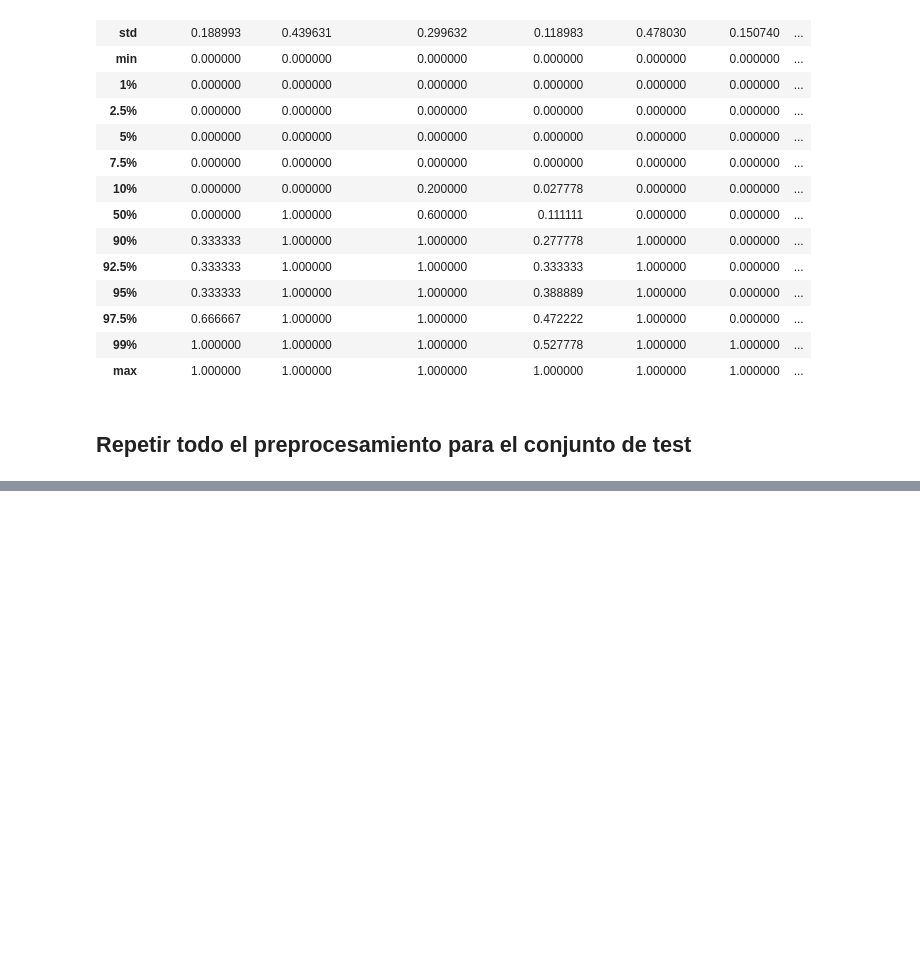
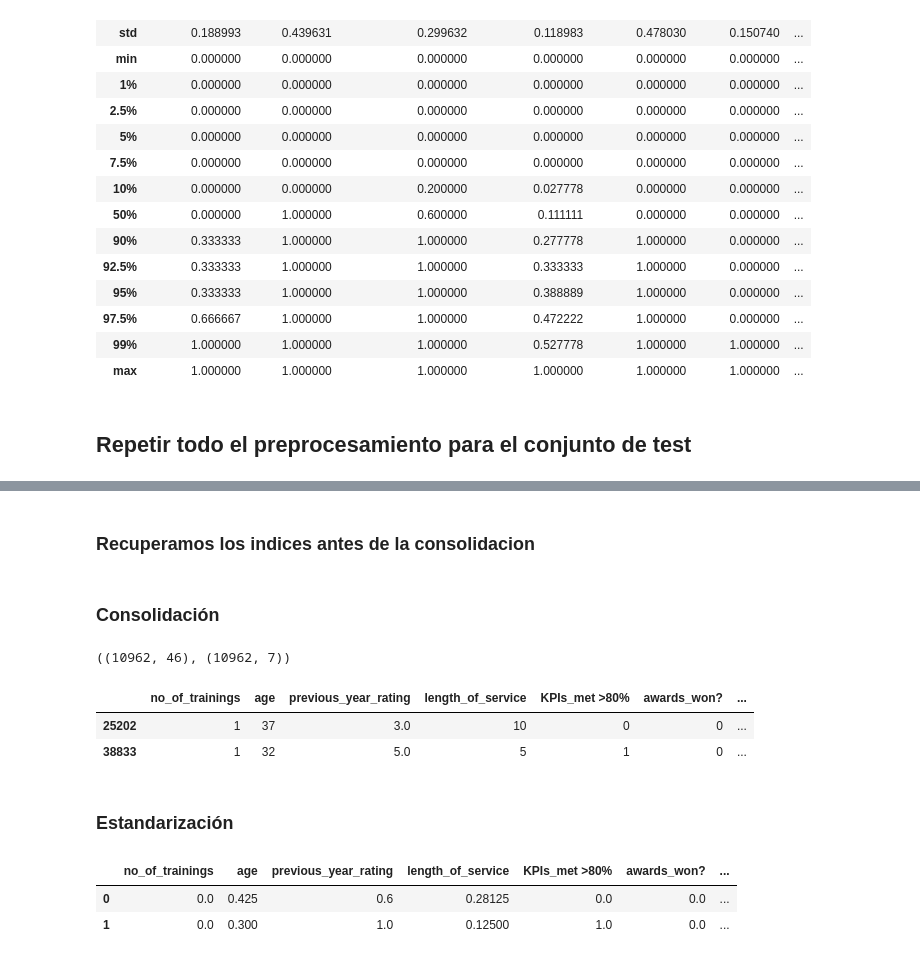
Before and after one commit to giordanap/MLA, a Jupyter notebook: Proyecto 01 - HR Analytics/00-apellido-nombre-proyecto1.ipynb, the cells around one changed output, grey strips where cells are left out. Saved outputs shown, nothing was run; the diff lists cells and outputs as text; code cells hidden in the pictures; blank space fills up the shorter version.

```diff
--- a/Proyecto 01 - HR Analytics/00-apellido-nombre-proyecto1.ipynb
+++ b/Proyecto 01 - HR Analytics/00-apellido-nombre-proyecto1.ipynb
@@ -593,0 +607,2 @@ X_train_scaled.describe(percentiles = [.01, .025, .05, .075, .1, .9, .925, .95,
+# %%
+X_test_num_imputed['no_of_trainings'] = np.clip(X_test_num_imputed['no_of_trainings'], p_01_not, p_99_not)
@@ -593,0 +611,22 @@ X_train_scaled.describe(percentiles = [.01, .025, .05, .075, .1, .9, .925, .95,
+# %%
+X_test_cat_dummies = pd.get_dummies(X_test_cat_imputed, drop_first= True)
+# %% [markdown]
+### Recuperamos los indices antes de la consolidacion
+# %%
+X_test_cat_dummies.index = X_test_cat.index
+# %% [markdown]
+### Consolidación
+# %%
+X_test_cat_dummies.shape, X_test_num_imputed.shape
+# %% [output]
+((10962, 46), (10962, 7))
+# %%
+X_test_total = pd.concat([X_test_num_imputed, X_test_cat_dummies], axis = 1)
+# %%
+X_test_total.head(2)
+# %% [output]
+|  | no_of_trainings | age | previous_year_rating | length_of_service | KPIs_met >80% | awards_won? | ... |
+| 25202 | 1 | 37 | 3.0 | 10 | 0 | 0 | ... |
+| 38833 | 1 | 32 | 5.0 | 5 | 1 | 0 | ... |
+# %% [markdown]
+### Estandarización
@@ -593,0 +635,6 @@ X_train_scaled.describe(percentiles = [.01, .025, .05, .075, .1, .9, .925, .95,
+# %%
+X_test_scaled.head(2)
+# %% [output]
+|  | no_of_trainings | age | previous_year_rating | length_of_service | KPIs_met >80% | awards_won? | ... |
+| 0 | 0.0 | 0.425 | 0.6 | 0.28125 | 0.0 | 0.0 | ... |
+| 1 | 0.0 | 0.300 | 1.0 | 0.12500 | 1.0 | 0.0 | ... |
```
Also changed, not shown: parts of 8 cells of this notebook.
